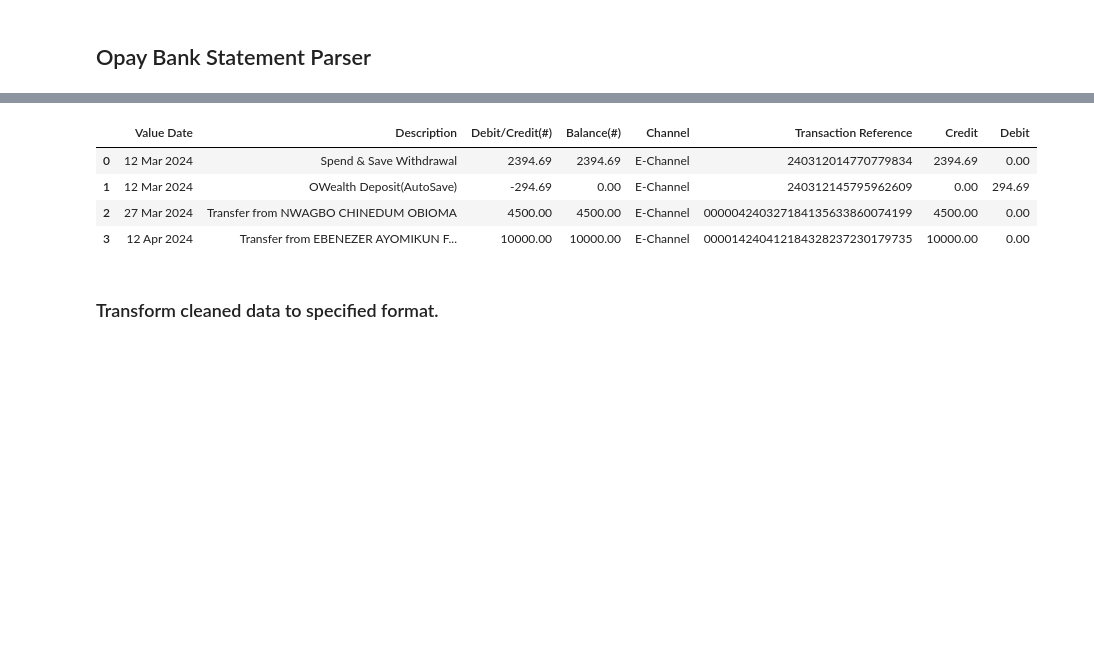
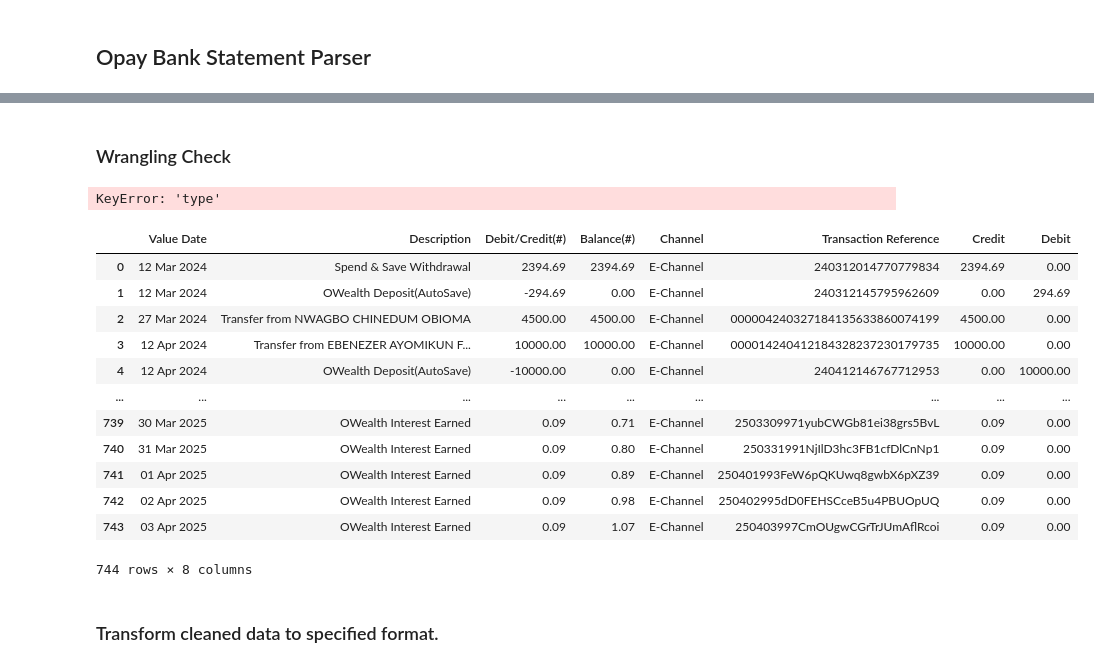
Before and after one commit to Iyanuvicky22/bank_statement_parser, a Jupyter notebook: opay_bs/opay_bs_parser.ipynb, the cells around one changed output, grey strips where cells are left out. Drawn from its saved outputs; the diff is of its cells as text; code cells hidden in the pictures; blank space fills up the shorter version.

```diff
--- a/opay_bs/opay_bs_parser.ipynb
+++ b/opay_bs/opay_bs_parser.ipynb
@@ -158,5 +13,0 @@ df_to_shift = df_to_shift
-# %%
-final_df = pd.concat([df_stable,df_to_shift], axis=0)
-final_df = final_df.drop(columns=['level_0', 'index', 'Trans.Time', 'NoneDrop']).reset_index()
-final_df = final_df.drop(columns='index')
-final_df
@@ -197,6 +13,0 @@ final_df[final_df['Balance(#)'] == '--']
-# %%
-final_df['Balance(#)'] = final_df['Balance(#)'].replace(r',', '', regex=True)
-# final_df['Balance(#)'] = final_df['Balance(#)'].replace(r'--', '0', regex=True).astype(float)
-final_df['Debit/Credit(#)'] = final_df['Debit/Credit(#)'].replace(r',', '', regex=True).astype(float)
-
-final_df.info()
@@ -219,10 +13,0 @@ memory usage: 35.0+ KB
-# %%
-final_df['Credit'] = round(final_df['Debit/Credit(#)'].apply(lambda x:x if x > 0 else 0), 2)
-final_df['Debit'] = abs(round(final_df['Debit/Credit(#)'].apply(lambda x:x if x < 0 else 0), 2))
-final_df.head(4)
-# %% [output]
-|  | Value Date | Description | Debit/Credit(#) | Balance(#) | Channel | Transaction Reference | Credit | Debit |
-| 0 | 12 Mar 2024 | Spend & Save Withdrawal | 2394.69 | 2394.69 | E-Channel | 240312014770779834 | 2394.69 | 0.00 |
-| 1 | 12 Mar 2024 | OWealth Deposit(AutoSave) | -294.69 | 0.00 | E-Channel | 240312145795962609 | 0.00 | 294.69 |
-| 2 | 27 Mar 2024 | Transfer from NWAGBO CHINEDUM OBIOMA | 4500.00 | 4500.00 | E-Channel | 000004240327184135633860074199 | 4500.00 | 0.00 |
-| 3 | 12 Apr 2024 | Transfer from EBENEZER AYOMIKUN F... | 10000.00 | 10000.00 | E-Channel | 000014240412184328237230179735 | 10000.00 | 0.00 |
@@ -232,3 +143,35 @@ opay_clean = final_df.drop('Debit/Credit(#)', axis=1)
+# %% [markdown]
+### Wrangling Check
+# %%
+ab = pdf_extractor()
+
+ac = clean_df(ab)
+
+ad = shift_and_rejoin_df(ac)
+
+ae = clean_balance_col(ad)
+
+af = categorize_transactions(ae, bank='Opay')
+
+af.head(2)
+# %% [output]
+KeyError: 'type'
+# %%
+ad
+# %% [output]
+|  | Value Date | Description | Debit/Credit(#) | Balance(#) | Channel | Transaction Reference | Credit | Debit |
+| 0 | 12 Mar 2024 | Spend & Save Withdrawal | 2394.69 | 2394.69 | E-Channel | 240312014770779834 | 2394.69 | 0.00 |
+| 1 | 12 Mar 2024 | OWealth Deposit(AutoSave) | -294.69 | 0.00 | E-Channel | 240312145795962609 | 0.00 | 294.69 |
+| 2 | 27 Mar 2024 | Transfer from NWAGBO CHINEDUM OBIOMA | 4500.00 | 4500.00 | E-Channel | 000004240327184135633860074199 | 4500.00 | 0.00 |
+| 3 | 12 Apr 2024 | Transfer from EBENEZER AYOMIKUN F... | 10000.00 | 10000.00 | E-Channel | 000014240412184328237230179735 | 10000.00 | 0.00 |
+| 4 | 12 Apr 2024 | OWealth Deposit(AutoSave) | -10000.00 | 0.00 | E-Channel | 240412146767712953 | 0.00 | 10000.00 |
+| ... | ... | ... | ... | ... | ... | ... | ... | ... |
+| 739 | 30 Mar 2025 | OWealth Interest Earned | 0.09 | 0.71 | E-Channel | 2503309971yubCWGb81ei38grs5BvL | 0.09 | 0.00 |
+| 740 | 31 Mar 2025 | OWealth Interest Earned | 0.09 | 0.80 | E-Channel | 250331991NjIlD3hc3FB1cfDlCnNp1 | 0.09 | 0.00 |
+| 741 | 01 Apr 2025 | OWealth Interest Earned | 0.09 | 0.89 | E-Channel | 250401993FeW6pQKUwq8gwbX6pXZ39 | 0.09 | 0.00 |
+| 742 | 02 Apr 2025 | OWealth Interest Earned | 0.09 | 0.98 | E-Channel | 250402995dD0FEHSCceB5u4PBUOpUQ | 0.09 | 0.00 |
+| 743 | 03 Apr 2025 | OWealth Interest Earned | 0.09 | 1.07 | E-Channel | 250403997CmOUgwCGrTrJUmAflRcoi | 0.09 | 0.00 |
+744 rows × 8 columns
 # %% [markdown]
 ### Transform cleaned data to specified format.
 # %%
```
Also changed, not shown: parts of 31 cells of this notebook, 14 other files.
